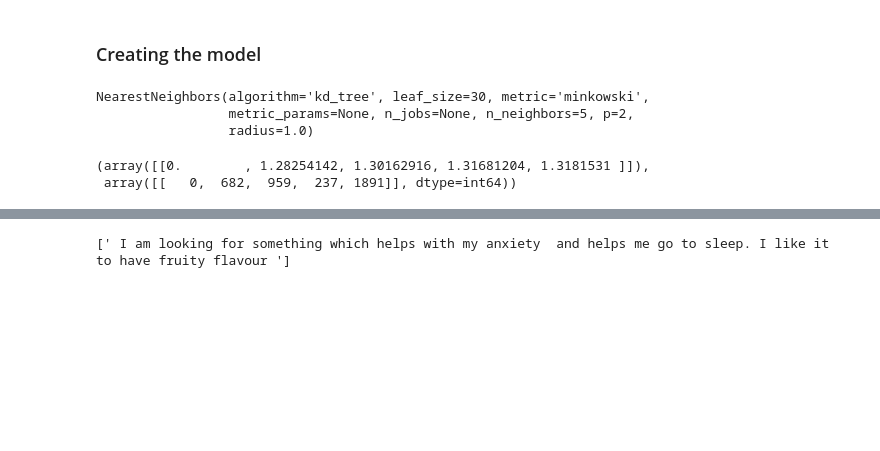
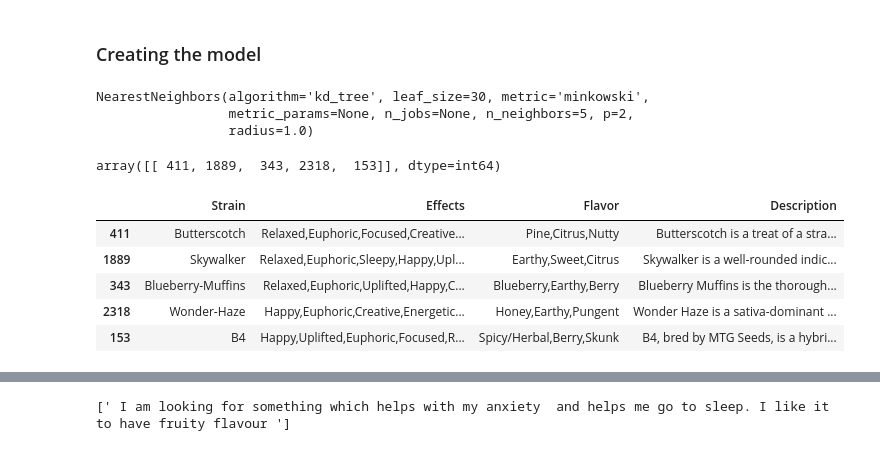
Before and after one commit to Build-Week-Med-Cabinet-Two/Data-Science, a Jupyter notebook: mlmodel/nplmodel.ipynb, the cells around one changed output, grey strips where cells are left out. Cells and saved outputs as stored; diff of their text form; code cells hidden in the pictures; blank space fills up the shorter version.

Commit message:
the final model

```diff
--- a/mlmodel/nplmodel.ipynb
+++ b/mlmodel/nplmodel.ipynb
@@ -219,9 +219,26 @@ nn.fit(dtm)
 NearestNeighbors(algorithm='kd_tree', leaf_size=30, metric='minkowski',
                  metric_params=None, n_jobs=None, n_neighbors=5, p=2,
                  radius=1.0)
-# %%
-# get the top 5 nearest neighbors
-nn.kneighbors([dtm.iloc[0].values])
-# %% [output]
-(array([[0.        , 1.28254142, 1.30162916, 1.31681204, 1.3181531 ]]),
- array([[   0,  682,  959,  237, 1891]], dtype=int64))
+# %%
+# Test model
+
+#fake_input = ['hybrid happy strawberry']
+fake_input=[" I am looking for something which helps with my anxiety  and helps me go to sleep. I like it to have fruity flavour "]
+fake_dense = tfidf.transform(fake_input)
+_,fake_output = nn.kneighbors(fake_dense.todense())
+
+fake_output
+# %% [output]
+array([[ 411, 1889,  343, 2318,  153]], dtype=int64)
+# %%
+# Print output
+
+response = can[['Strain', 'Effects', 'Flavor', 'Description']].iloc[fake_output[0]]
+response
+# %% [output]
+|  | Strain | Effects | Flavor | Description |
+| 411 | Butterscotch | Relaxed,Euphoric,Focused,Creative... | Pine,Citrus,Nutty | Butterscotch is a treat of a stra... |
+| 1889 | Skywalker | Relaxed,Euphoric,Sleepy,Happy,Upl... | Earthy,Sweet,Citrus | Skywalker is a well-rounded indic... |
+| 343 | Blueberry-Muffins | Relaxed,Euphoric,Uplifted,Happy,C... | Blueberry,Earthy,Berry | Blueberry Muffins is the thorough... |
+| 2318 | Wonder-Haze | Happy,Euphoric,Creative,Energetic... | Honey,Earthy,Pungent | Wonder Haze is a sativa-dominant ... |
+| 153 | B4 | Happy,Uplifted,Euphoric,Focused,R... | Spicy/Herbal,Berry,Skunk | B4, bred by MTG Seeds, is a hybri... |
```
Also changed, not shown: parts of 8 cells of this notebook.
